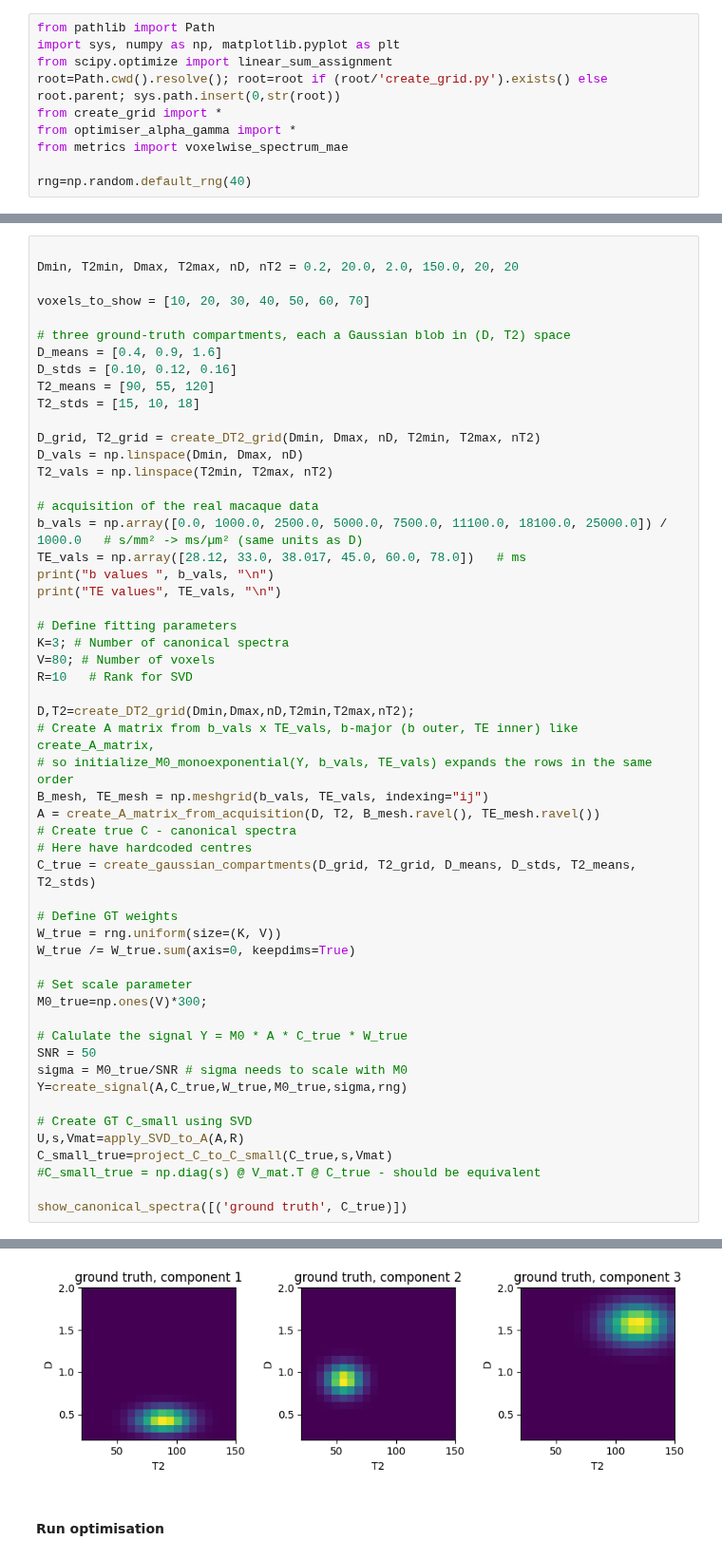
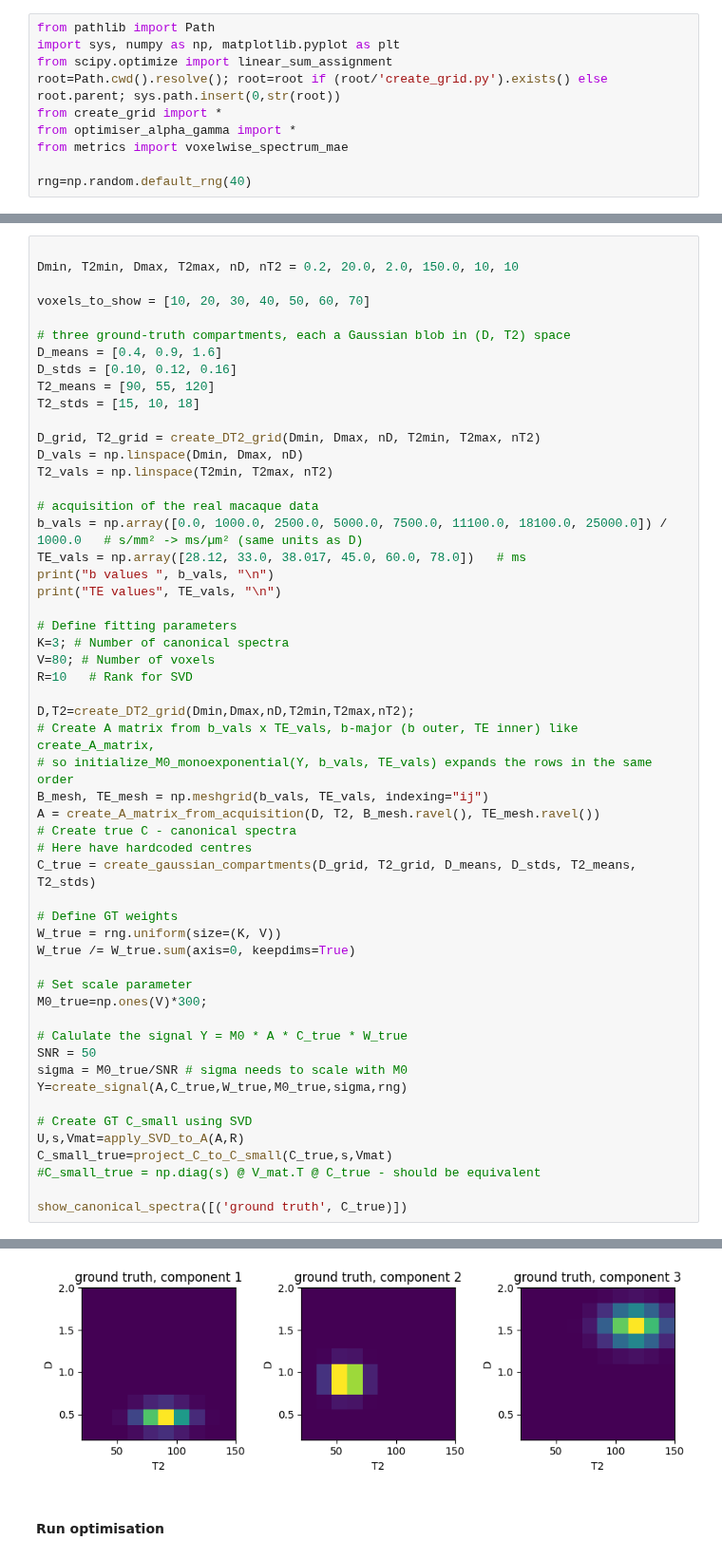
Before and after one commit to mariabrad/bayesCode, a Jupyter notebook: notebooks/maria-tests-simulation-real-data.ipynb, the cells around one changed output, grey strips where cells are left out. Shown at 95% size. Saved outputs shown, nothing was run; the diff lists cells and outputs as text.

```diff
--- a/notebooks/maria-tests-simulation-real-data.ipynb
+++ b/notebooks/maria-tests-simulation-real-data.ipynb
@@ -85,6 +112,6 @@ def order_components(C_true, C_est, W_est, K):
 # %%
 
-Dmin, T2min, Dmax, T2max, nD, nT2 = 0.2, 20.0, 2.0, 150.0, 20, 20
+Dmin, T2min, Dmax, T2max, nD, nT2 = 0.2, 20.0, 2.0, 150.0, 10, 10
 
 voxels_to_show = [10, 20, 30, 40, 50, 60, 70]
 
@@ -113,34 +140,34 @@ D,T2=create_DT2_grid(Dmin,Dmax,nD,T2min,T2max,nT2);
 # Create A matrix from b_vals x TE_vals, b-major (b outer, TE inner) like create_A_matrix,
 # so initialize_M0_monoexponential(Y, b_vals, TE_vals) expands the rows in the same order
 B_mesh, TE_mesh = np.meshgrid(b_vals, TE_vals, indexing="ij")
 A = create_A_matrix_from_acquisition(D, T2, B_mesh.ravel(), TE_mesh.ravel())
 # Create true C - canonical spectra
 # Here have hardcoded centres
 C_true = create_gaussian_compartments(D_grid, T2_grid, D_means, D_stds, T2_means, T2_stds)
 
 # Define GT weights
 W_true = rng.uniform(size=(K, V))
 W_true /= W_true.sum(axis=0, keepdims=True)
 
 # Set scale parameter
 M0_true=np.ones(V)*300;
 
 # Calulate the signal Y = M0 * A * C_true * W_true
 SNR = 50
 sigma = M0_true/SNR # sigma needs to scale with M0
 Y=create_signal(A,C_true,W_true,M0_true,sigma,rng)
 
 # Create GT C_small using SVD
 U,s,Vmat=apply_SVD_to_A(A,R)
 C_small_true=project_C_to_C_small(C_true,s,Vmat)
 #C_small_true = np.diag(s) @ V_mat.T @ C_true - should be equivalent
 
 show_canonical_spectra([('ground truth', C_true)])
 # %% [output]
 b values  [ 0.   1.   2.5  5.   7.5 11.1 18.1 25. ]
 
 TE values [28.12  33.    38.017 45.    60.    78.   ]
-[figure, old version]
+[figure, new version]
 # %% [markdown]
 #### Run optimisation
 # %% [markdown]
```
Also changed, not shown: parts of 35 cells of this notebook, 3 other files.
